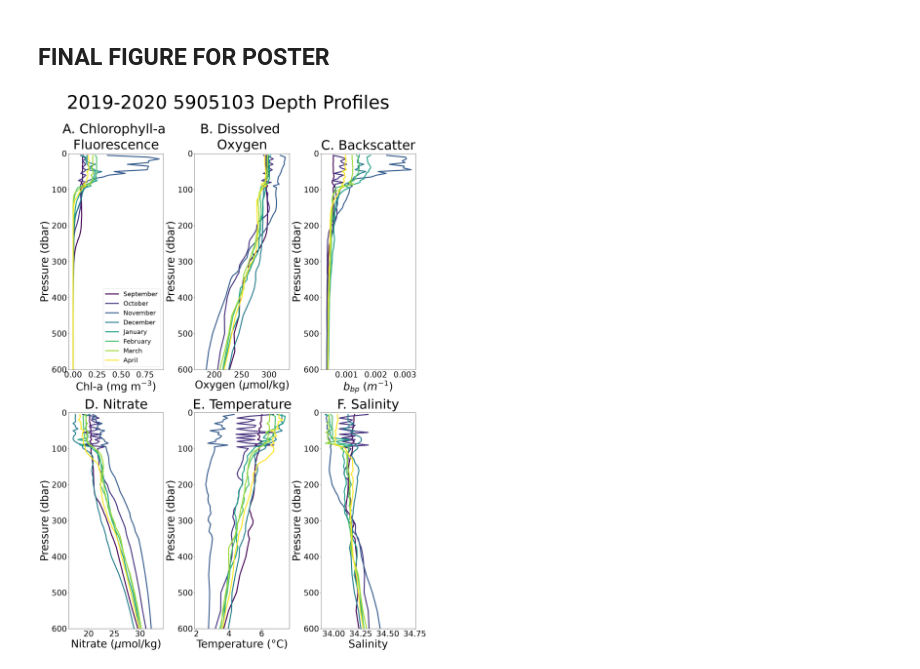
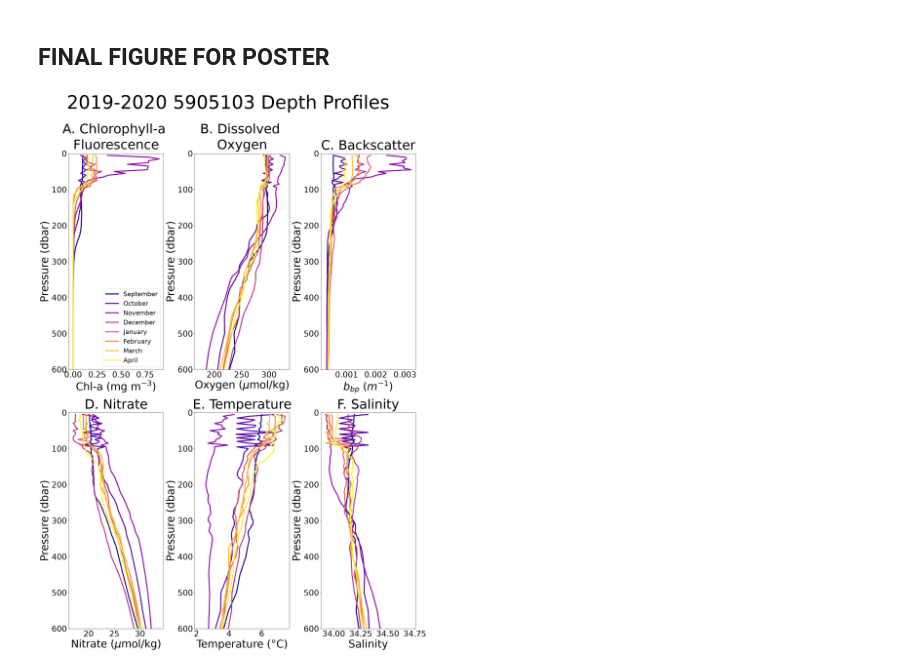
Before and after one commit to Lilah-Asalie/IBIS_Project, a Jupyter notebook: New_Depth_Profiles.ipynb, the cells around one changed output. Drawn from its saved outputs; the diff is of its cells as text; code cells hidden in the pictures.

```diff
--- a/New_Depth_Profiles.ipynb
+++ b/New_Depth_Profiles.ipynb
@@ -252,7 +252,7 @@ def depth_profiles(df):
     unique_months = sorted(raw_months, key=lambda m: m - 9 if m >= 9 else m + 3)
 
     num_months = len(unique_months)
-    cmap = plt.get_cmap('viridis', num_months)
+    cmap = plt.get_cmap('plasma', num_months)
     norm = colors.Normalize(vmin=0, vmax=num_months - 1)
 
     for i, month in enumerate(unique_months):
@@ -301,7 +301,7 @@ def depth_profiles(df):
     unique_months = sorted(raw_months, key=lambda m: m - 9 if m >= 9 else m + 3)
 
     num_months = len(unique_months)
-    cmap = plt.get_cmap('viridis', num_months)
+    cmap = plt.get_cmap('plasma', num_months)
     norm = colors.Normalize(vmin=0, vmax=num_months - 1)
 
     for i, month in enumerate(unique_months):
@@ -351,7 +351,7 @@ def depth_profiles(df):
     unique_months = sorted(raw_months, key=lambda m: m - 9 if m >= 9 else m + 3)
 
     num_months = len(unique_months)
-    cmap = plt.get_cmap('viridis', num_months)
+    cmap = plt.get_cmap('plasma', num_months)
     norm = colors.Normalize(vmin=0, vmax=num_months - 1)
 
     for i, month in enumerate(unique_months):
@@ -402,7 +402,7 @@ def depth_profiles(df):
     unique_months = sorted(raw_months, key=lambda m: m - 9 if m >= 9 else m + 3)
 
     num_months = len(unique_months)
-    cmap = plt.get_cmap('viridis', num_months)
+    cmap = plt.get_cmap('plasma', num_months)
     norm = colors.Normalize(vmin=0, vmax=num_months - 1)
 
     for i, month in enumerate(unique_months):
@@ -451,7 +451,7 @@ def depth_profiles(df):
     unique_months = sorted(raw_months, key=lambda m: m - 9 if m >= 9 else m + 3)
 
     num_months = len(unique_months)
-    cmap = plt.get_cmap('viridis', num_months)
+    cmap = plt.get_cmap('plasma', num_months)
     norm = colors.Normalize(vmin=0, vmax=num_months - 1)
     for i, month in enumerate(unique_months):
         g = df_6[df_6['month'] == month]
@@ -498,32 +498,32 @@ def depth_profiles(df):
 
     raw_months = df_6['month'].unique()
     unique_months = sorted(raw_months, key=lambda m: m - 9 if m >= 9 else m + 3)
 
     num_months = len(unique_months)
-    cmap = plt.get_cmap('viridis', num_months)
+    cmap = plt.get_cmap('plasma', num_months)
     norm = colors.Normalize(vmin=0, vmax=num_months - 1)
     for i, month in enumerate(unique_months):
         g = df_6[df_6['month'] == month]
         month_label = g["month_name"].iloc[0]
         ax.plot(g["salinity"], g["pressure"], color=cmap(norm(i)), label=month_label, lw=4)
 
     ax.set_ylim(0, 600)
     ax.invert_yaxis()
     # ax.legend(loc="best", fontsize=24)
     ax.set_xlabel('Salinity', fontsize=40)
     ax.set_ylabel('Pressure (dbar)', fontsize=40)
     ax.tick_params(axis='both', which='major', labelsize=30)
     ax.set_title('F. Salinity', fontsize=50, pad = 15)
 
 
     fig.suptitle('2019-2020 5905103 Depth Profiles', fontsize = 70, y=1.05)
 
     plt.show()
 
     fig.savefig(f'/Users/lilah/Documents/IBIS_Project/Figures_Summer/final_fig_depth_5905103', transparent=True, bbox_inches='tight')
 
 
 
 depth_profiles(df = pd.read_csv('/Users/lilah/Documents/IBIS_Project/Data_Summer/EasyOneArgoBGCLite_5905103.csv'))
 # %% [output]
-[figure, old version]
+[figure, new version]
```
Also changed, not shown: 1 other file.
